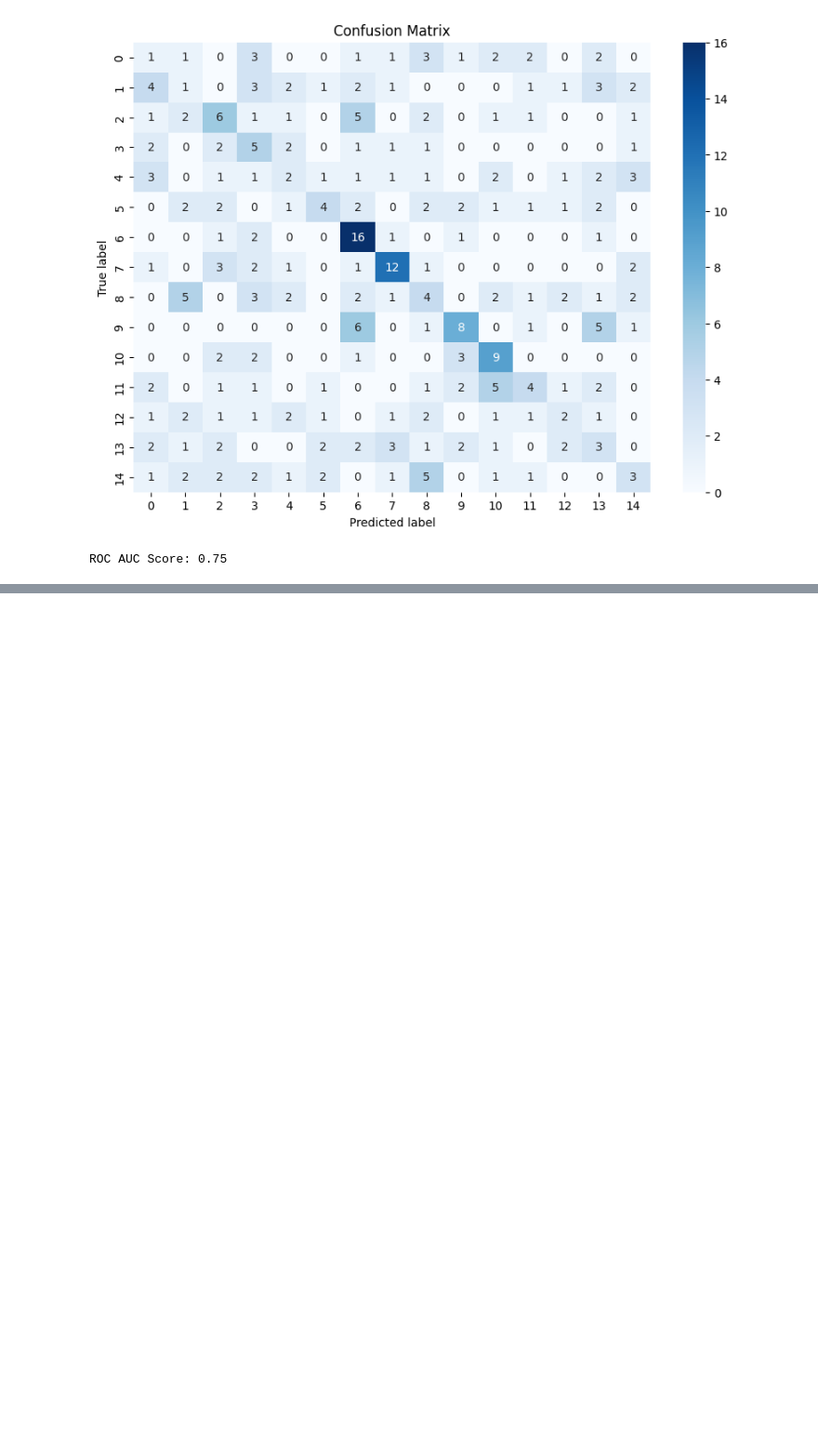
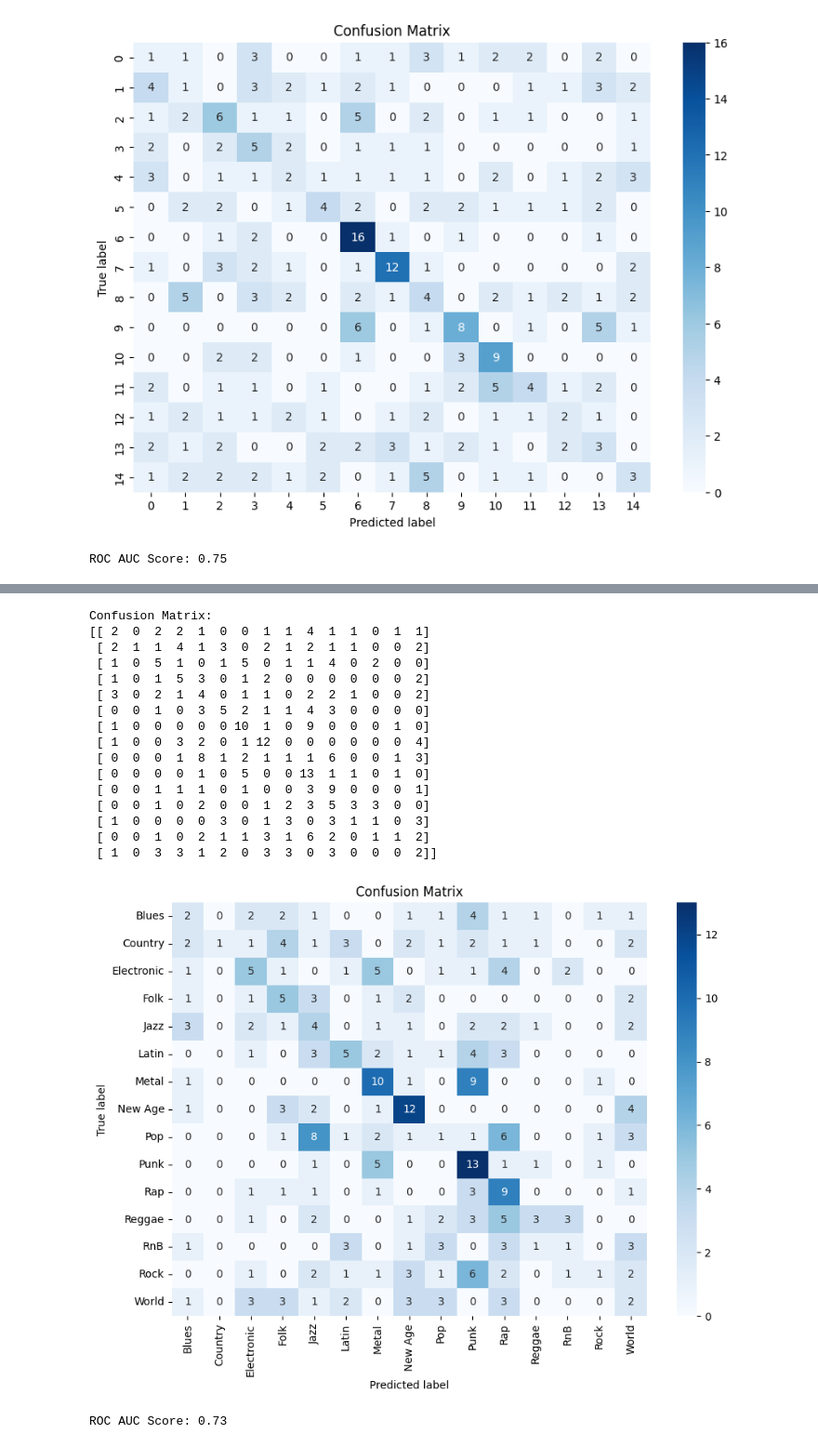
Before and after one commit to ReehalS/TeamTBD_SongClassifier, a Jupyter notebook: Models/models_camila.ipynb, the cells around one changed output, grey strips where cells are left out. Shown: that part at 93% size. Cells and saved outputs as stored; diff of their text form; code cells hidden in the pictures; blank space fills up the shorter version.

```diff
--- a/Models/models_camila.ipynb
+++ b/Models/models_camila.ipynb
@@ -598,0 +601,40 @@ Best Model Test Accuracy: 0.26
+# %%
+
+# Calculate confusion matrix
+conf_matrix = confusion_matrix(y_test_nn, predicted_classes)
+print("Confusion Matrix:")
+print(conf_matrix)
+
+# Plot confusion matrix
+plt.figure(figsize=(10, 7))
+sns.heatmap(conf_matrix, annot=True, fmt='d', cmap='Blues',
+            xticklabels=label_encoder.classes_, yticklabels=label_encoder.classes_)
+plt.ylabel('True label')
+plt.xlabel('Predicted label')
+plt.title('Confusion Matrix')
+plt.show()
+
+# Calculate ROC AUC score for multi-class
+# Use the one-hot encoding for multi-class ROC AUC
+y_test_binarized = label_binarize(y_test_nn, classes=np.arange(len(label_encoder.classes_)))
+roc_auc = roc_auc_score(y_test_binarized, predictions, multi_class='ovr')
+print(f"ROC AUC Score: {roc_auc:.2f}")
+# %% [output]
+Confusion Matrix:
+[[ 2  0  2  2  1  0  0  1  1  4  1  1  0  1  1]
+ [ 2  1  1  4  1  3  0  2  1  2  1  1  0  0  2]
+ [ 1  0  5  1  0  1  5  0  1  1  4  0  2  0  0]
+ [ 1  0  1  5  3  0  1  2  0  0  0  0  0  0  2]
+ [ 3  0  2  1  4  0  1  1  0  2  2  1  0  0  2]
+ [ 0  0  1  0  3  5  2  1  1  4  3  0  0  0  0]
+ [ 1  0  0  0  0  0 10  1  0  9  0  0  0  1  0]
+ [ 1  0  0  3  2  0  1 12  0  0  0  0  0  0  4]
+ [ 0  0  0  1  8  1  2  1  1  1  6  0  0  1  3]
+ [ 0  0  0  0  1  0  5  0  0 13  1  1  0  1  0]
+ [ 0  0  1  1  1  0  1  0  0  3  9  0  0  0  1]
+ [ 0  0  1  0  2  0  0  1  2  3  5  3  3  0  0]
+ [ 1  0  0  0  0  3  0  1  3  0  3  1  1  0  3]
+ [ 0  0  1  0  2  1  1  3  1  6  2  0  1  1  2]
+ [ 1  0  3  3  1  2  0  3  3  0  3  0  0  0  2]]
+[figure, added]
+ROC AUC Score: 0.73
```
Also changed, not shown: parts of 8 cells of this notebook.
